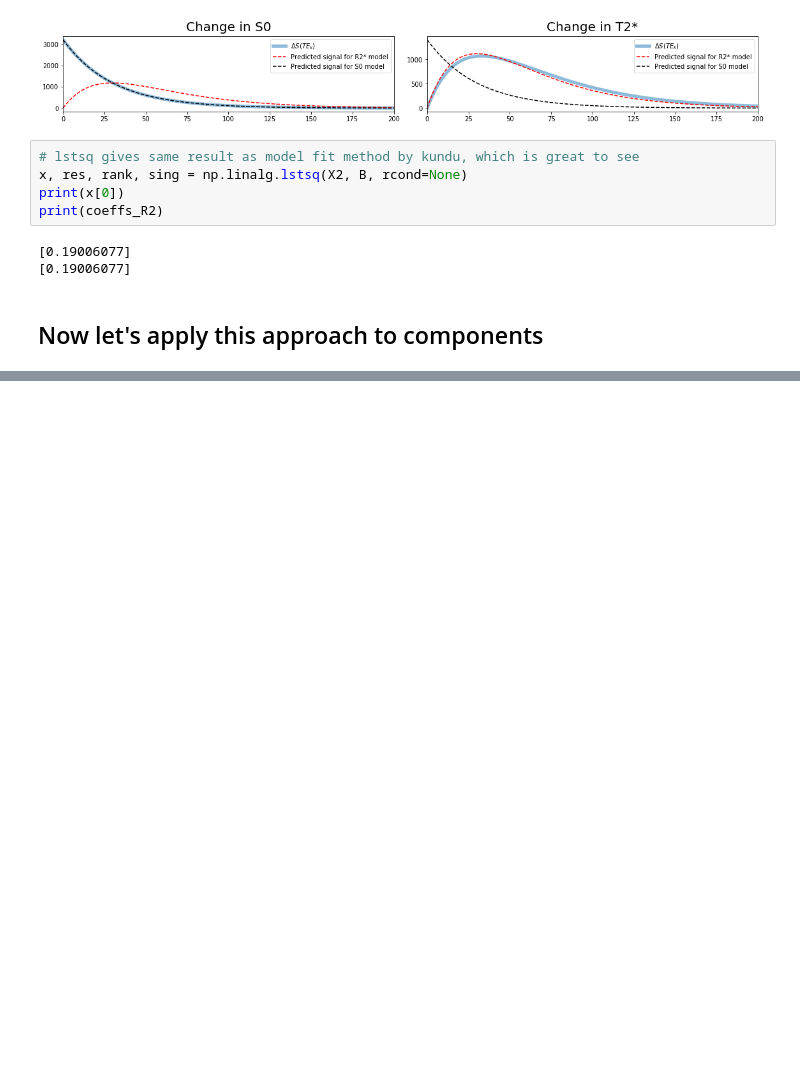
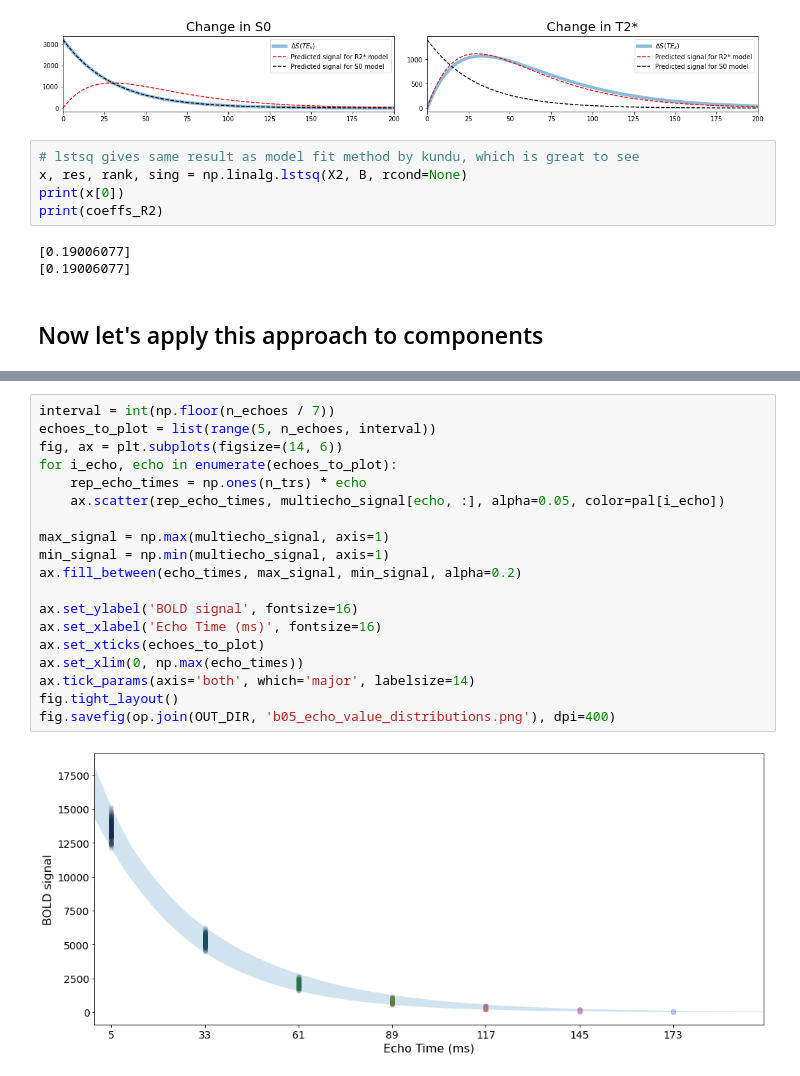
Before and after one commit to ME-ICA/tedana, a Jupyter notebook: examples/plot_metric_simulations.ipynb, the cells around one changed output, grey strips where cells are left out. Cells and saved outputs as stored; diff of their text form; blank space fills up the shorter version.

```diff
--- a/examples/plot_metric_simulations.ipynb
+++ b/examples/plot_metric_simulations.ipynb
@@ -402,3 +411,24 @@ fig.savefig(op.join(OUT_DIR, 'b04_echo_timeseries.png'), dpi=400)
+# %%
+interval = int(np.floor(n_echoes / 7))
+echoes_to_plot = list(range(5, n_echoes, interval))
+fig, ax = plt.subplots(figsize=(14, 6))
+for i_echo, echo in enumerate(echoes_to_plot):
+    rep_echo_times = np.ones(n_trs) * echo
+    ax.scatter(rep_echo_times, multiecho_signal[echo, :], alpha=0.05, color=pal[i_echo])
+
+max_signal = np.max(multiecho_signal, axis=1)
+min_signal = np.min(multiecho_signal, axis=1)
+ax.fill_between(echo_times, max_signal, min_signal, alpha=0.2)
+
+ax.set_ylabel('BOLD signal', fontsize=16)
+ax.set_xlabel('Echo Time (ms)', fontsize=16)
+ax.set_xticks(echoes_to_plot)
+ax.set_xlim(0, np.max(echo_times))
+ax.tick_params(axis='both', which='major', labelsize=14)
+fig.tight_layout()
+fig.savefig(op.join(OUT_DIR, 'b05_echo_value_distributions.png'), dpi=400)
+# %% [output]
+[figure, added]
 # %%
 fig, ax = plt.subplots(figsize=(16, 4))
 
```
Also changed, not shown: parts of 5 cells of this notebook, 8 other files.
